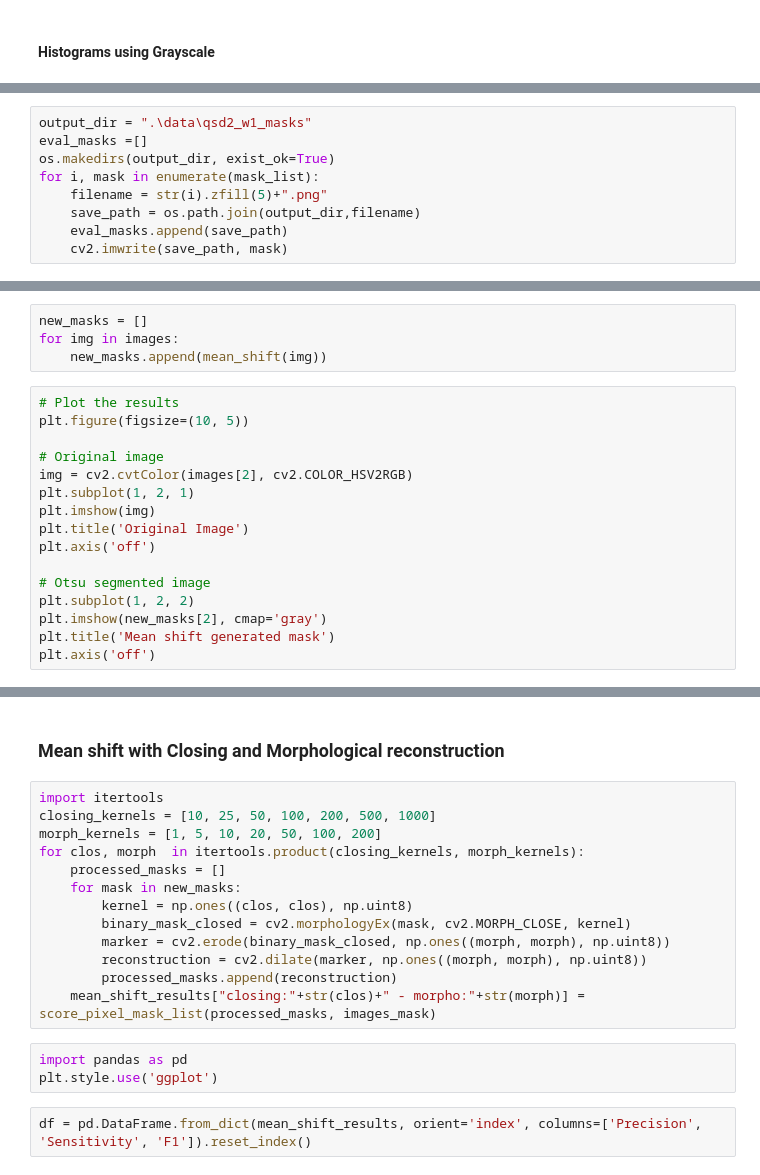
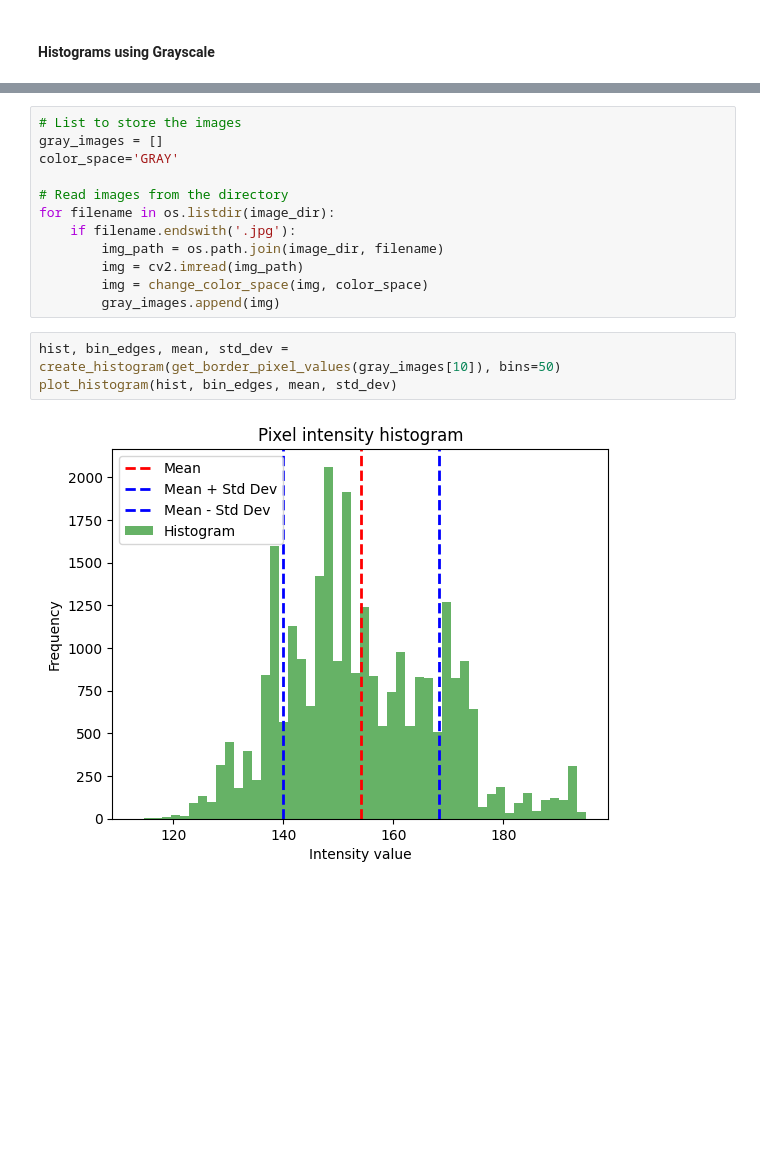
Before and after one commit to MCV-2024-C1-Project/Team7, a Jupyter notebook: segmentation_analysis.ipynb, the cells around one changed output, grey strips where cells are left out. Cells and saved outputs as stored; diff of their text form; blank space fills up the shorter version.

```diff
--- a/segmentation_analysis.ipynb
+++ b/segmentation_analysis.ipynb
@@ -684,9 +206,0 @@ plt.show()
-# %%
-output_dir = ".\data\qsd2_w1_masks"
-eval_masks =[]
-os.makedirs(output_dir, exist_ok=True)
-for i, mask in enumerate(mask_list):
-    filename = str(i).zfill(5)+".png"
-    save_path = os.path.join(output_dir,filename)
-    eval_masks.append(save_path)
-    cv2.imwrite(save_path, mask)
@@ -734,20 +206,0 @@ def mean_shift(img):
-# %%
-new_masks = []
-for img in images:
-    new_masks.append(mean_shift(img))
-# %%
-# Plot the results
-plt.figure(figsize=(10, 5))
-
-# Original image
-img = cv2.cvtColor(images[2], cv2.COLOR_HSV2RGB)
-plt.subplot(1, 2, 1)
-plt.imshow(img)
-plt.title('Original Image')
-plt.axis('off')
-
-# Otsu segmented image
-plt.subplot(1, 2, 2)
-plt.imshow(new_masks[2], cmap='gray')
-plt.title('Mean shift generated mask')
-plt.axis('off')
@@ -760,20 +207,17 @@ mean_shift_results["base_method"] = score_pixel_mask_list(new_masks, images_mask
-# %% [markdown]
-### Mean shift with Closing and Morphological reconstruction
-# %%
-import itertools
-closing_kernels = [10, 25, 50, 100, 200, 500, 1000]
-morph_kernels = [1, 5, 10, 20, 50, 100, 200]
-for clos, morph  in itertools.product(closing_kernels, morph_kernels):
-    processed_masks = []
-    for mask in new_masks:
-        kernel = np.ones((clos, clos), np.uint8)
-        binary_mask_closed = cv2.morphologyEx(mask, cv2.MORPH_CLOSE, kernel)
-        marker = cv2.erode(binary_mask_closed, np.ones((morph, morph), np.uint8))
-        reconstruction = cv2.dilate(marker, np.ones((morph, morph), np.uint8))
-        processed_masks.append(reconstruction)
-    mean_shift_results["closing:"+str(clos)+" - morpho:"+str(morph)] = score_pixel_mask_list(processed_masks, images_mask)
-# %%
-import pandas as pd
-plt.style.use('ggplot')
-# %%
-df = pd.DataFrame.from_dict(mean_shift_results, orient='index', columns=['Precision', 'Sensitivity', 'F1']).reset_index()
+# %%
+# List to store the images
+gray_images = []
+color_space='GRAY'
+
+# Read images from the directory
+for filename in os.listdir(image_dir):
+    if filename.endswith('.jpg'):
+        img_path = os.path.join(image_dir, filename)
+        img = cv2.imread(img_path)
+        img = change_color_space(img, color_space)
+        gray_images.append(img)
+# %%
+hist, bin_edges, mean, std_dev = create_histogram(get_border_pixel_values(gray_images[10]), bins=50)
+plot_histogram(hist, bin_edges, mean, std_dev)
+# %% [output]
+[figure, added]
```
Also changed, not shown: parts of 101 cells of this notebook.
